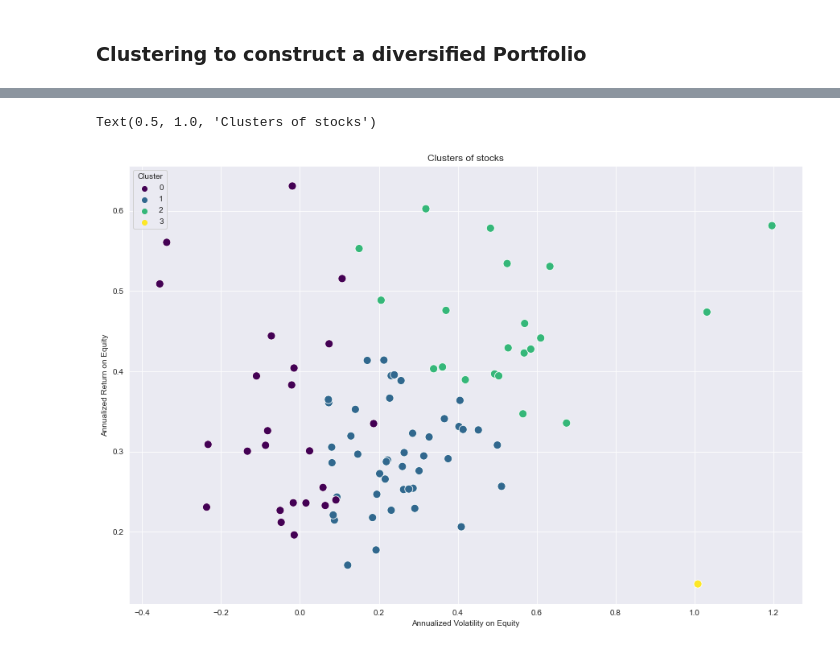
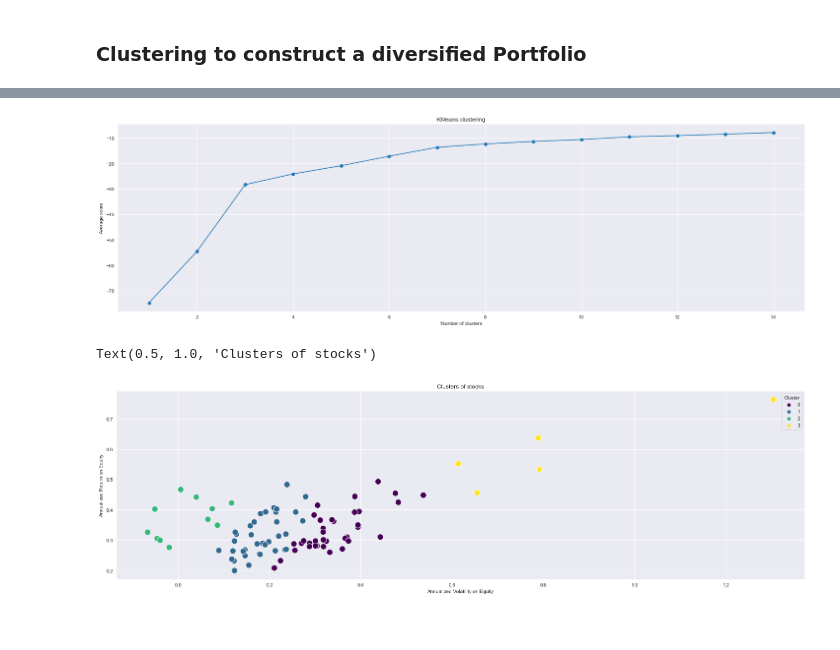
Before and after one commit to hiqbi/diversified_stock_portfolio, a Jupyter notebook: diversified_stock_portfolio.ipynb, the cells around one changed output, grey strips where cells are left out. Cells and saved outputs as stored; diff of their text form; code cells hidden in the pictures.

```diff
--- a/diversified_stock_portfolio.ipynb
+++ b/diversified_stock_portfolio.ipynb
@@ -126,7 +109,7 @@ The observed results and correlations between stocks seem coherent, and we can a
 # %%
 all_stocks = ['AAPL', 'MSFT', 'AMZN', 'GOOGL', 'GOOG', 'INTC', 'NVDA', 'ADBE',
                'PYPL', 'CSCO', 'NFLX', 'PEP', 'TSLA', 'CMCSA', 'AMGN', 'COST', 'TMUS', 'AVGO',
-               'TXN', 'CHTR', 'QCOM', 'GILD', 'SBUX', 'INTU', 'VRTX', 'MDLZ', 'ISRG', 'FISV',
+               'TXN', 'CHTR', 'QCOM', 'GILD', 'SBUX', 'INTU', 'VRTX', 'MDLZ', 'ISRG',
                'BKNG', 'ADP', 'REGN', 'ATVI', 'AMD', 'JD', 'MU', 'AMAT', 'ILMN', 'ADSK',
                'CSX', 'MELI', 'LRCX', 'ADI', 'ZM', 'BIIB', 'EA', 'KHC', 'WBA', 'LULU',
                'EBAY', 'MNST', 'DXCM', 'EXC', 'BIDU', 'XEL', 'WDAY', 'DOCU', 'SPLK', 'ORLY',
@@ -190,32 +185,40 @@ data.head()
+# %%
+# Create a dataset with the features we want to cluster
+X = data[["Annualized Return on Equity", "Annualized Volatility on Equity",
+            "Sharpe Ratio", "Correlation"]]
+X = StandardScaler().fit_transform(X)
+
+K = np.arange(1, 15)
+# do a grid search with kmeans
+grid = GridSearchCV(KMeans(), param_grid={'n_clusters': K}, cv=5)
+grid.fit(X)
+
+# plot
+plt.figure(figsize=(25, 7))
+plt.plot(K, grid.cv_results_['mean_test_score'], marker='o')
+plt.xlabel('Number of clusters')
+plt.ylabel('Average score')
+plt.title('KMeans clustering')
+plt.show()
+# %% [output]
+[figure, added]
 # %%
-# cluster the stocks based on the computed features
-
-from sklearn.cluster import KMeans
-from sklearn.preprocessing import StandardScaler
-
-# Create a dataset with the features we want to cluster
-X = data[["Annualized Return on Equity", "Annualized Volatility on Equity",
-            "Sharpe Ratio", "Correlation"]]
-X = StandardScaler().fit_transform(X)
-
-# Create a KMeans object with 4 clusters
 kmeans = KMeans(n_clusters=4, random_state=0)
-# Fit and predict using our model
 clusters = kmeans.fit_predict(X)
 
 # Add the clusters to our dataset
 data["Cluster"] = clusters
 
 # Plot the clusters
-plt.figure(figsize=(15, 10))
-# plot with seaborn
-sns.scatterplot(data=data, x="Annualized Return on Equity", y="Annualized Volatility on Equity", hue="Cluster", s=100, palette="viridis")
+plt.figure(figsize=(25, 7))
+sns.scatterplot(data=data, x="Annualized Return on Equity", y="Annualized Volatility on Equity",
+                hue="Cluster", s=150, palette="viridis")
 plt.xlabel("Annualized Volatility on Equity")
 plt.ylabel("Annualized Return on Equity")
 plt.title("Clusters of stocks")
 # %% [output]
 Text(0.5, 1.0, 'Clusters of stocks')
-[figure, old version]
+[figure, new version]
 # %%
 data.head()
 # %% [output]
```
Also changed, not shown: parts of 13 cells of this notebook.
